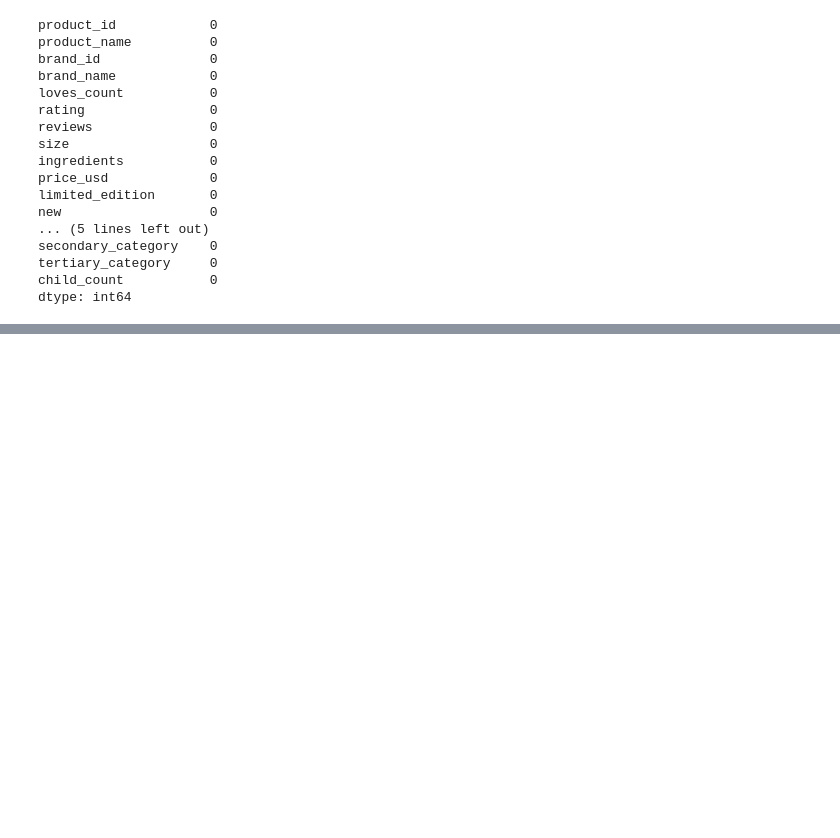
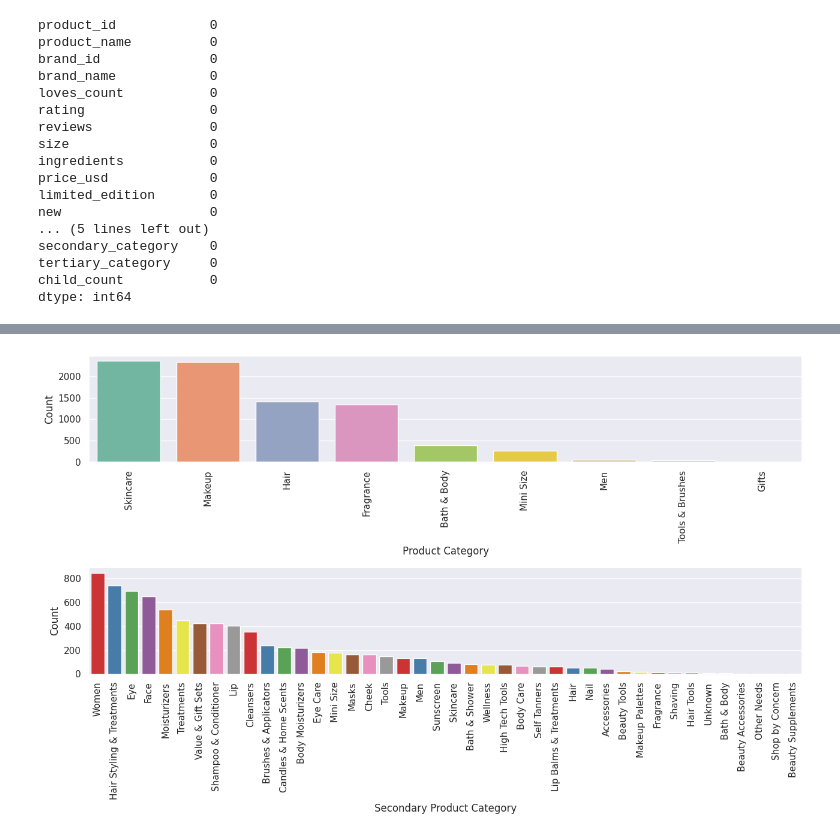
Before and after one commit to aksanaboo/sephora, a Jupyter notebook: SephoraEDA.ipynb, the cells around one changed output, grey strips where cells are left out. Drawn from its saved outputs; the diff is of its cells as text; code cells hidden in the pictures; blank space fills up the shorter version.

```diff
--- a/SephoraEDA.ipynb
+++ b/SephoraEDA.ipynb
@@ -145,0 +166,24 @@ dtype: int64
+# %%
+#Product Categories - Primary and Secondary categories
+fig, axes = plt.subplots(2, 1, figsize=(13, 8))
+
+# Plot the first subplot
+sorted_categories = product['primary_category'].value_counts().sort_values(ascending=False).index
+sns.set(style="darkgrid")
+sns.countplot(x=product['primary_category'], palette='Set2', order=sorted_categories, ax=axes[0])
+axes[0].set_xlabel('Product Category')
+axes[0].set_ylabel('Count')
+axes[0].set_xticklabels(axes[0].get_xticklabels(), rotation=90)
+
+# Plot the second subplot
+sorted_categories = product['secondary_category'].value_counts().sort_values(ascending=False).index
+sns.set(style="darkgrid")
+sns.countplot(x=product['secondary_category'], palette='Set1', order=sorted_categories, ax=axes[1])
+axes[1].set_xlabel('Secondary Product Category')
+axes[1].set_ylabel('Count')
+axes[1].set_xticklabels(axes[1].get_xticklabels(), rotation=90)
+
+plt.tight_layout()
+plt.show()
+# %% [output]
+[figure, added]
```
Also changed, not shown: parts of 24 cells of this notebook.
